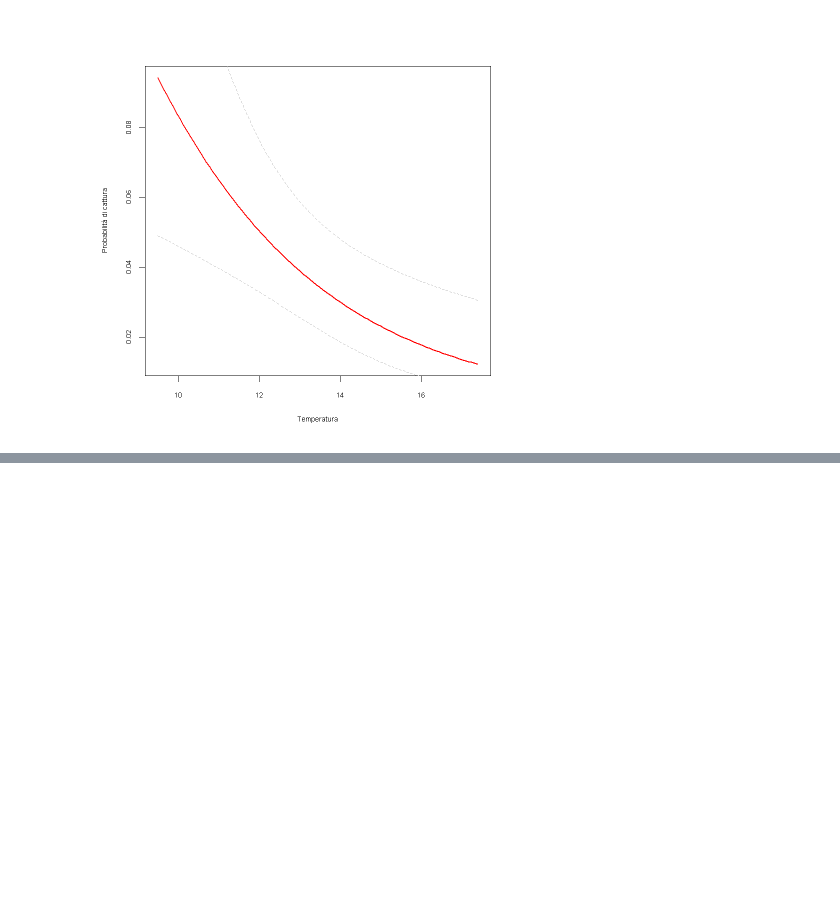
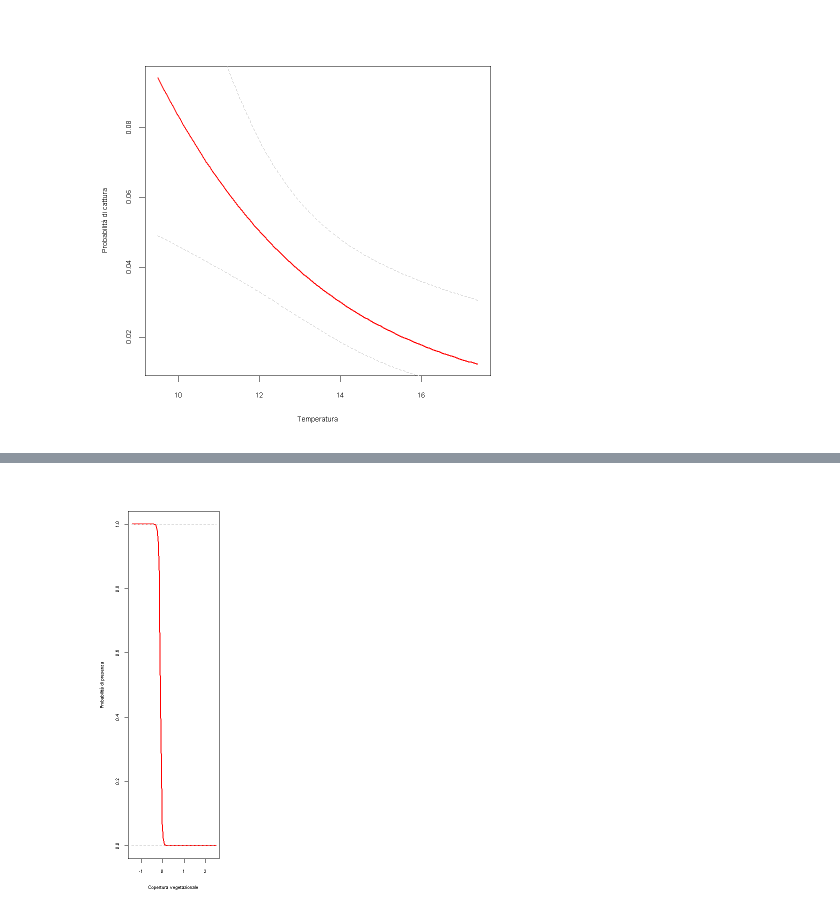
Before and after one commit to GabyOM/Chionomys-nivalis-analysis, a Jupyter notebook: 5. Analisi Occupancy e modelli .ipynb, the cells around one changed output, grey strips where cells are left out. Drawn from its saved outputs; the diff is of its cells as text; code cells hidden in the pictures; blank space fills up the shorter version.

```diff
--- a/5. Analisi Occupancy e modelli .ipynb
+++ b/5. Analisi Occupancy e modelli .ipynb
@@ -617,0 +626,18 @@ with(Elambda.det, {
+# %%
+newdat_1 <- data.frame(n_species = mean(dati.cov.interesse$n_species),
+                     ott = seq(-1.433279, 2.485843, length=100),
+                     slope_degr = mean(dati.cov.interesse$slope_degr),
+                     specie_dominante = "Graminacee")
+newdat_2 <- data.frame(n_species = mean(dati.cov.interesse$n_species),
+                      ott = seq(-1.433279, 2.485843, length=100),
+                      slope_degr = mean(dati.cov.interesse$slope_degr),
+                      specie_dominante = "Muschio")
+newdat_3 <- data.frame(n_species = mean(dati.cov.interesse$n_species),
+                      ott = seq(-1.433279, 2.485843, length=100),
+                      slope_degr = mean(dati.cov.interesse$slope_degr),
+                      specie_dominante = "Other_sp")
+newdata <- rbind(newdat_1,newdat_2,newdat_3)
+Elambda_ <- predict(best.mod2, type='state', newdata=newdata,
+                   appendData=TRUE)
+head(Elambda_)
+Elambda.logit_ <- Elambda_
@@ -617,0 +654,25 @@ with(Elambda.det, {
+# %%
+# Elambda.logit$Predicted <- log(Elambda.logit$Predicted/(1-Elambda.logit$Predicted))
+# Elambda.logit$SE <- log(Elambda.logit$SE/(1-Elambda.logit$SE))
+# Elambda.logit$lower <- log(Elambda.logit$lower/(1-Elambda.logit$lower))
+# Elambda.logit$upper <- log(Elambda.logit$upper/(1-Elambda.logit$upper))
+# with(Elambda, log(Predicted)-log(1-Predicted))
+par(mfrow=c(1, 3))
+# with(Elambda, {
+#   plot(Esp.tr, log(Predicted)-log(1-Predicted), xlab="Esposizione", type="l", # names = habitat,
+#                ylab="Occupancy", #ylim=c(-20, 40), # cex.names=0.7,
+#                cex.lab=0.7, cex.axis=0.7, lwd=2, col="red")
+#   lines(Esp.tr, log(Predicted)-log(1-Predicted)+log(SE/1-SE), lty=3, col="grey")
+#   lines(Esp.tr, log(Predicted)-log(1-Predicted)-log(SE/1-SE), lty=2, col="grey")
+# })
+with(subset(Elambda.logit_,specie_dominante=="Graminacee"), {
+  plot(ott, Predicted, xlab="Copertura vegetazionale", type="l", # names = habitat,
+       ylab="Probabilità di presenza", #ylim=c(-20, 40), # cex.names=0.7,
+       cex.lab=0.7, cex.axis=0.7, lwd=2, col="red")
+  # lines(Esp.tr, Predicted+SE, lty=3, col="dark grey")
+  # lines(Esp.tr, Predicted-SE, lty=3, col="dark grey")
+  lines(ott, upper, lty=2, col="grey")
+  lines(ott, lower, lty=2, col="grey")
+})
+# %% [output]
+[figure, added]
```
Also changed, not shown: parts of 8 cells of this notebook, 1 other file.
